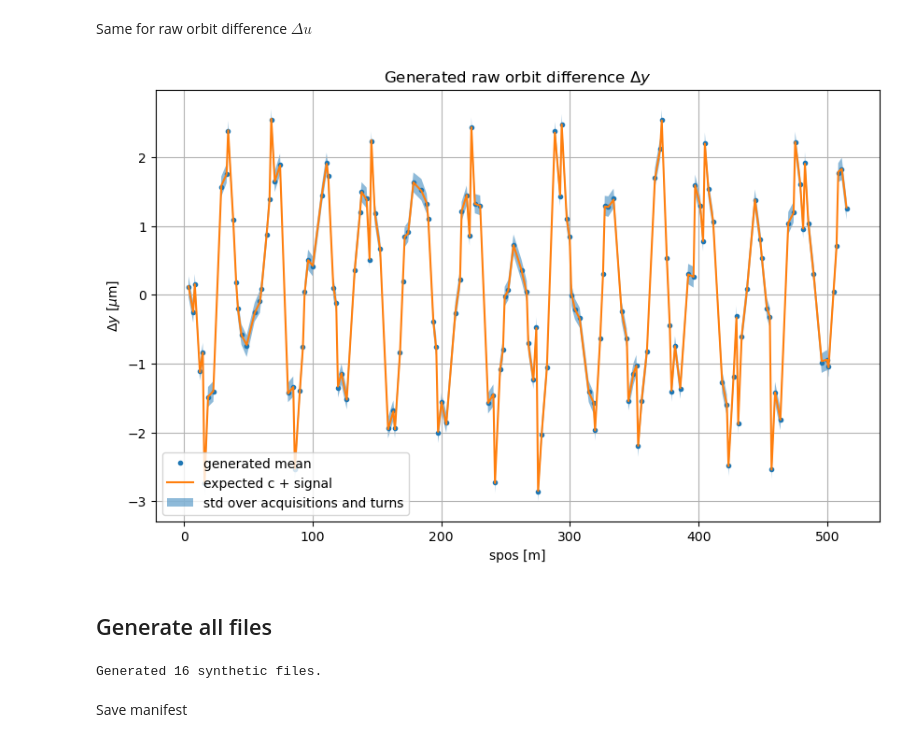
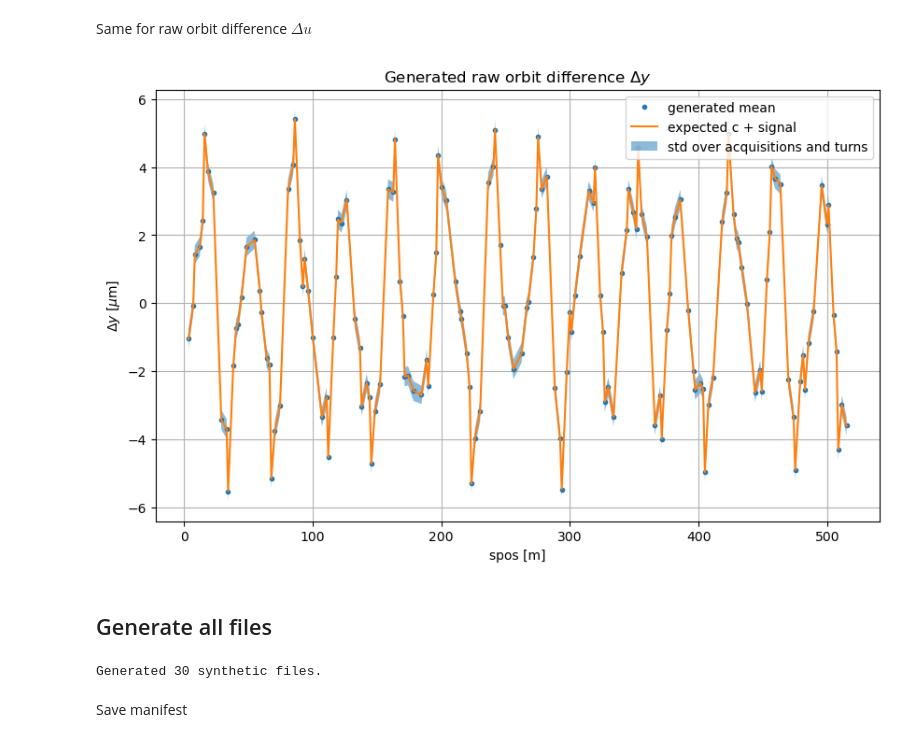
Before and after one commit to HenriqueWS11/fac-henrique, a Jupyter notebook: coding/machine_studies/tests_and_synthetic_data/ivu_imp_synt_data.ipynb, the cells around one changed output. Drawn from its saved outputs; the diff is of its cells as text; code cells hidden in the pictures.

```diff
--- a/coding/machine_studies/tests_and_synthetic_data/ivu_imp_synt_data.ipynb
+++ b/coding/machine_studies/tests_and_synthetic_data/ivu_imp_synt_data.ipynb
@@ -152,13 +156,15 @@ Kick factor $\left(k_\perp^u\right)$
 # Units: V / (C.m)  =  1e-12 V / (pC.m)
 
 kperp_y = {
-    gap_values[0]: 500.0e12,
-    gap_values[1]: 250.0e12,
+    gap_values[0]: 1040.5e12,
+    gap_values[1]: 61.6e12,
+    gap_values[2]: 51.0e12,
 }  # [V/(C.m)]
 
 kperp_x = {
-    gap_values[0]: 20.0e12,
-    gap_values[1]: 10.0e12,
+    gap_values[0]: 32.5e12,
+    gap_values[1]: 8.1e12,
+    gap_values[2]: 7.5e12,
 }  # [V/(C.m)]
 
 
@@ -548,24 +562,25 @@ buc1_sum : (160, 20, 10)
 # %% [markdown]
 Signal and background magnitude checks
 # %%
-# Plane to inspect
 plane = "y"
 
+delta_q_check = truth_check["delta_q"]  # [C]
+
 if plane == "x":
-    buc1_pos = data_check["buc1_xpos"]  # [m]
-    buc2_pos = data_check["buc2_xpos"]  # [m]
+    buc1_pos = meas_check["buc1_xpos"]  # [m]
+    buc2_pos = meas_check["buc2_xpos"]  # [m]
     M_ivu = M_ivu_x  # [m/rad]
-    c = data_check["synthetic_truth"]["c_x"]  # [m/C]
-    a = data_check["synthetic_truth"]["a_x"]  # [1/(C m)]
+    c = truth_check["c_x"]  # [m/C]
+    a = truth_check["a_x"]  # [1/(C m)]
 else:
-    buc1_pos = data_check["buc1_ypos"]  # [m]
-    buc2_pos = data_check["buc2_ypos"]  # [m]
+    buc1_pos = meas_check["buc1_ypos"]  # [m]
+    buc2_pos = meas_check["buc2_ypos"]  # [m]
     M_ivu = M_ivu_y  # [m/rad]
-    c = data_check["synthetic_truth"]["c_y"]  # [m/C]
-    a = data_check["synthetic_truth"]["a_y"]  # [1/(C m)]
+    c = truth_check["c_y"]  # [m/C]
+    a = truth_check["a_y"]  # [1/(C m)]
 
 delta_pos = buc1_pos - buc2_pos  # [m]
-delta_pos_norm = delta_pos / delta_q  # [m/C]
+delta_pos_norm = delta_pos / delta_q_check  # [m/C]
 
 signal = y0 * M_ivu * a  # [m/C]
 model = c + signal  # [m/C]
@@ -580,8 +595,8 @@ print(f"rms c        = {1e-3*np.sqrt(np.mean(c**2)):.3f} µm/nC")
 print(f"rms signal   = {1e-3*np.sqrt(np.mean(signal**2)):.3f} µm/nC")
 
 print("\nMagnitude check in raw orbit units:")
-print(f"max |Delta u from c|      = {1e6*np.max(np.abs(delta_q*c)):.3f} µm")
-print(f"max |Delta u from signal| = {1e6*np.max(np.abs(delta_q*signal)):.3f} µm")
+print(f"max |Delta u from c|      = {1e6*np.max(np.abs(delta_q_check*c)):.3f} µm")
+print(f"max |Delta u from signal| = {1e6*np.max(np.abs(delta_q_check*signal)):.3f} µm")
 print(f"BPM pos (x or y) noise rms per bunch   = {1e6*bpm_noise_rms:.3f} µm")
 # %% [output]
 Magnitude check in charge-normalized units:
@@ -644,28 +661,28 @@ Same for raw orbit difference $\Delta u$
 # %%
 mean_delta = np.mean(delta_pos, axis=(1, 2))  # [m]
 std_delta = np.std(delta_pos, axis=(1, 2))  # [m]
 
 fig, ax = plt.subplots(figsize=(10, 6))
 
 ax.plot(spos_bpms, 1e6*mean_delta, ".", label="generated mean")
-ax.plot(spos_bpms, 1e6*delta_q*model, "-", label="expected c + signal")
+ax.plot(spos_bpms, 1e6*delta_q_check*model, "-", label="expected c + signal")
 
 ax.fill_between(
     spos_bpms,
     1e6*(mean_delta - std_delta),
     1e6*(mean_delta + std_delta),
     alpha=0.5,
     label="std over acquisitions and turns",
 )
 
 ax.set_title(rf"Generated raw orbit difference $\Delta {plane}$")
 ax.set_xlabel("spos [m]")
 ax.set_ylabel(rf"$\Delta {plane}$ [$\mu$m]")
 ax.grid(True)
 ax.legend()
 plt.show()
 # %% [output]
-[figure, old version]
+[figure, new version]
 # %% [markdown]
 ## Generate all files
 # %%
@@ -677,7 +694,7 @@ for gap in gap_values:
     for delta_q in delta_q_values:
         for y0 in y0_values:
 
-            data = generate_one_configuration(
+            data_i = generate_one_configuration(
                 gap=gap,
                 delta_q=delta_q,
                 y0=y0,
@@ -686,8 +703,8 @@ for gap in gap_values:
             filename = make_filename(gap, delta_q, y0)
             file_path = output_dir / filename
 
-            with open(file_path, "wb") as f:  # pickle converts Python objects into a binary byte stream (requiring the "wb" mode)
-                pickle.dump(data, f)
+            with open(file_path, "wb") as f:
+                pickle.dump(data_i, f)
 
             manifest.append({
                 "cfg_id": cfg_id,
@@ -701,7 +718,7 @@ for gap in gap_values:
 
 print(f"Generated {len(manifest)} synthetic files.")
 # %% [output]
-Generated 16 synthetic files.
+Generated 30 synthetic files.
 # %% [markdown]
 Save manifest
 # %%
```
Also changed, not shown: parts of 13 cells of this notebook, 31 other files.
